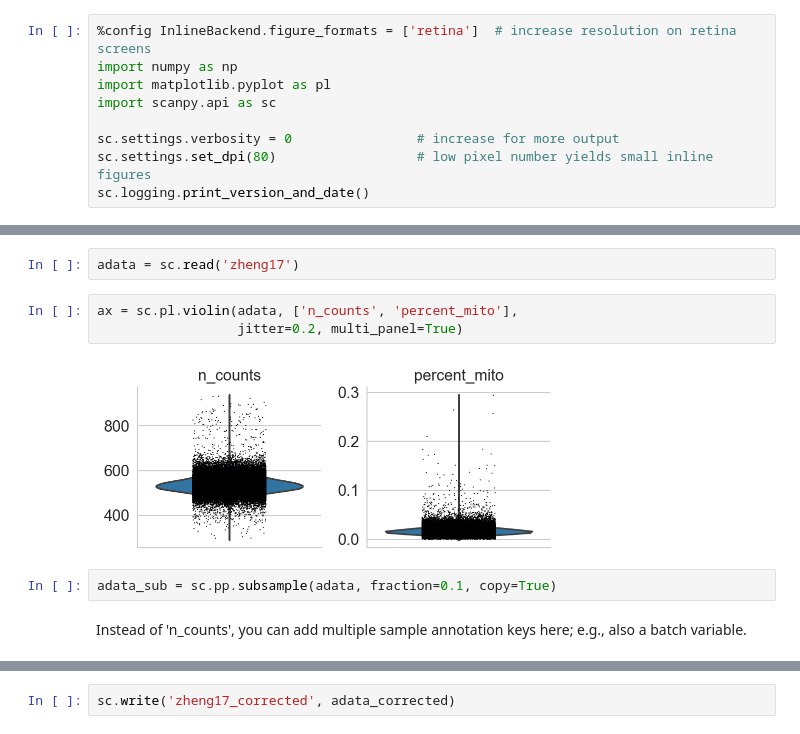
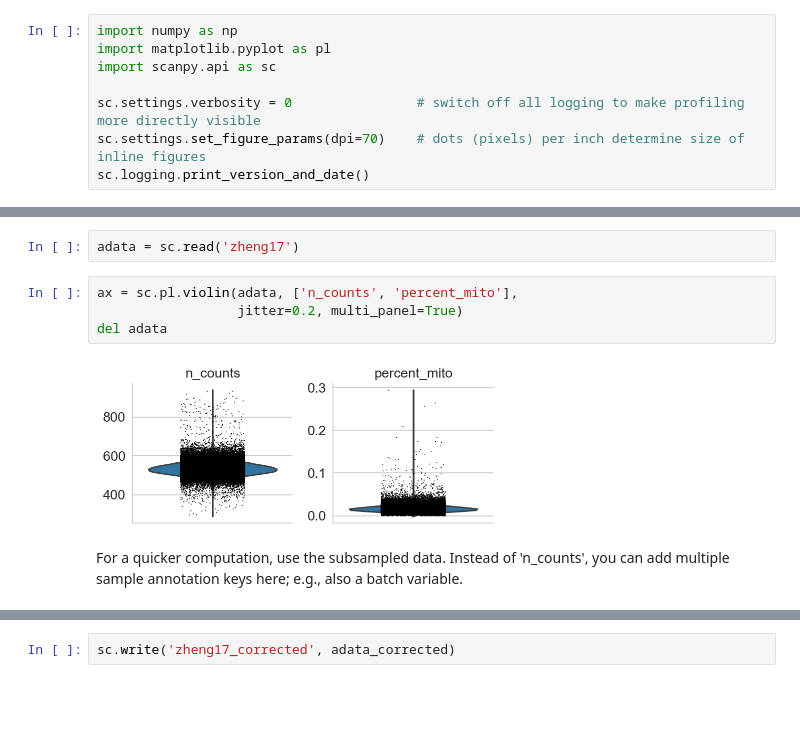
Before and after one commit to scverse/scanpy_usage, a Jupyter notebook: 170503_zheng17/zheng17_pbmc68k_cellranger_Py.ipynb, the cells around one changed output, grey strips where cells are left out. Drawn from its saved outputs; the diff is of its cells as text; blank space fills up the shorter version.

```diff
--- a/170503_zheng17/zheng17_pbmc68k_cellranger_Py.ipynb
+++ b/170503_zheng17/zheng17_pbmc68k_cellranger_Py.ipynb
@@ -7,12 +7,11 @@ This is the *Scanpy* benchmark for the *Cell Ranger* R analysis of [Zheng *et al
 
 The data is freely available [[page](https://support.10xgenomics.com/single-cell/datasets/fresh_68k_pbmc_donor_a)/[file](https://s3-us-west-2.amazonaws.com/10x.files/samples/cell/fresh_68k_pbmc_donor_a/fresh_68k_pbmc_donor_a_filtered_gene_bc_matrices.tar.gz)] from the 10x homepage and from [GitHub](https://github.com/10XGenomics/single-cell-3prime-paper).
 # %%
-%config InlineBackend.figure_formats = ['retina']  # increase resolution on retina screens
 import numpy as np
 import matplotlib.pyplot as pl
 import scanpy.api as sc
 
-sc.settings.verbosity = 0                # increase for more output
-sc.settings.set_dpi(80)                  # low pixel number yields small inline figures
+sc.settings.verbosity = 0                # switch off all logging to make profiling more directly visible
+sc.settings.set_figure_params(dpi=70)    # dots (pixels) per inch determine size of inline figures
 sc.logging.print_version_and_date()
 # %% [output]
@@ -302,12 +299,11 @@ adata = sc.read('zheng17')
 # %%
 ax = sc.pl.violin(adata, ['n_counts', 'percent_mito'],
                   jitter=0.2, multi_panel=True)
+del adata
 # %% [output]
-[figure, old version]
+[figure, new version]
-# %%
-adata_sub = sc.pp.subsample(adata, fraction=0.1, copy=True)
 # %% [markdown]
-Instead of 'n_counts', you can add multiple sample annotation keys here; e.g., also a batch variable.
+For a quicker computation, use the subsampled data. Instead of 'n_counts', you can add multiple sample annotation keys here; e.g., also a batch variable.
 # %%
 %%time
 adata_corrected = sc.pp.regress_out(adata_sub, 'n_counts',
```
Also changed, not shown: parts of 27 cells of this notebook.
